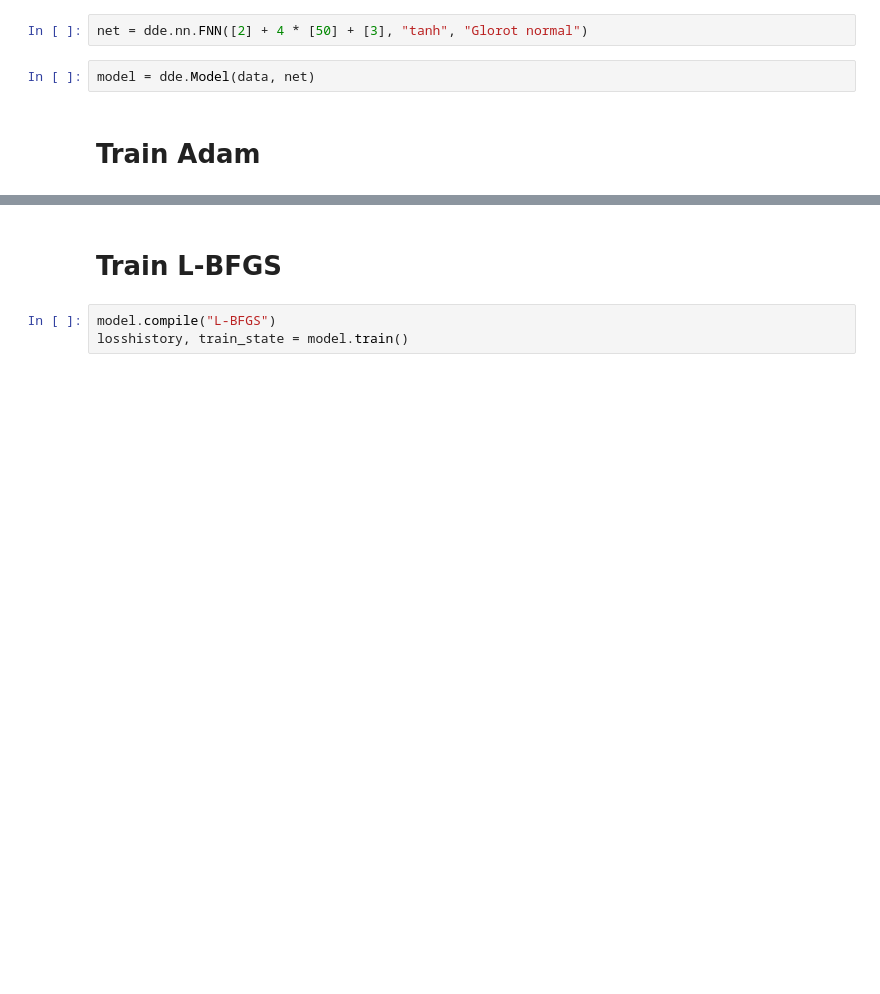
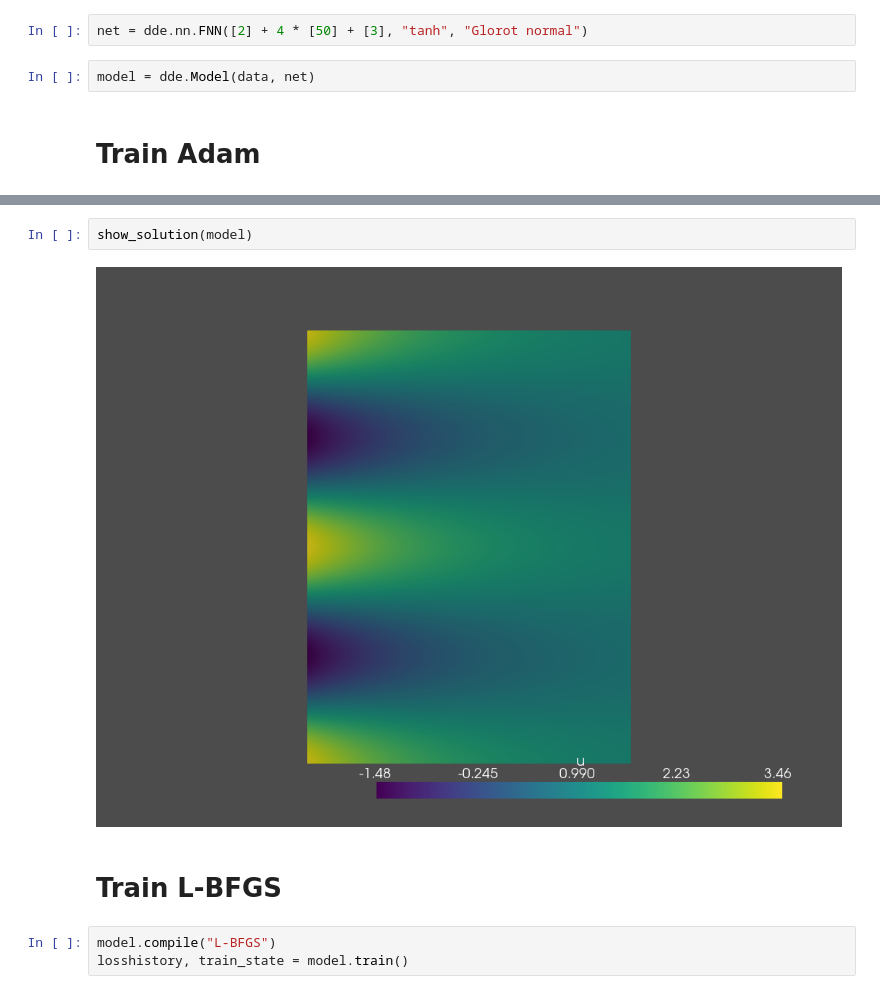
Before and after one commit to sedykh-ag/kovasznay, a Jupyter notebook: one_Re.ipynb, the cells around one changed output, grey strips where cells are left out. Cells and saved outputs as stored; diff of their text form; blank space fills up the shorter version.

```diff
--- a/one_Re.ipynb
+++ b/one_Re.ipynb
@@ -154,3 +152,7 @@ Saving loss history to models/onlyadam/loss/loss ...
+# %%
+show_solution(model)
+# %% [output]
+[figure, added]
 # %% [markdown]
 # Train L-BFGS
 # %%
```
Also changed, not shown: parts of 5 cells of this notebook, 46 other files.
